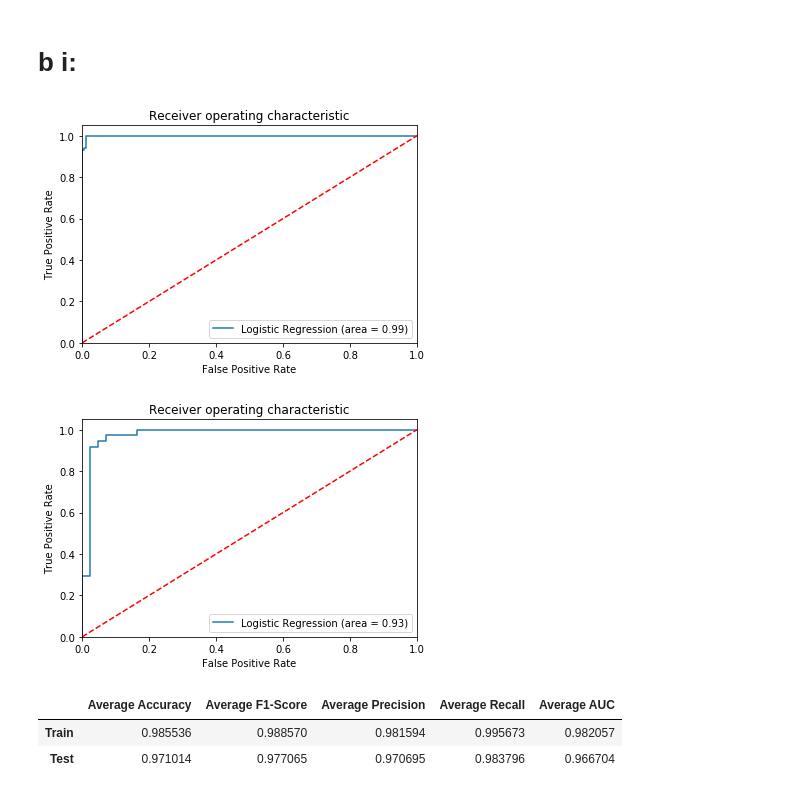
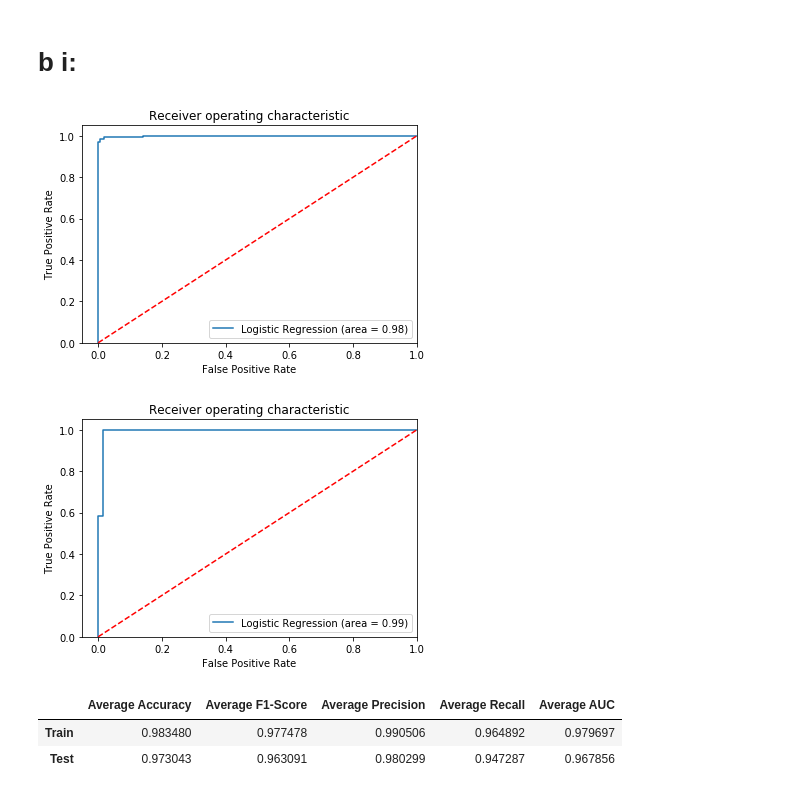
Before and after one commit to ruifan831/USC, a Jupyter notebook: Assignment6/Untitled.ipynb, the cells around one changed output. Cells and saved outputs as stored; diff of their text form; code cells hidden in the pictures.

```diff
--- a/Assignment6/Untitled.ipynb
+++ b/Assignment6/Untitled.ipynb
@@ -31,7 +33,7 @@ def x_y_split(data):
     return X,Y
 # %%
 def trans_to_dig(data):
-    data=data.map({"B":1,"M":0})
+    data=data.map({"B":0,"M":1})
     return data
 # %% [markdown]
 # b i:
@@ -56,7 +58,7 @@ def L1_penalized_SVM(data):
         X_test,Y_test= x_y_split(test)
         X_test = scale(X_test)
         Y_test=trans_to_dig(Y_test)
-        svc = LinearSVC(penalty="l1",dual=False,random_state=42 )
+        svc = LinearSVC(penalty="l1",dual=False,random_state=np.random.random_integers(50))
         clf = GridSearchCV(svc, parameters, cv=5)
         clf.fit(X_train, Y_train)
         svc = clf.best_estimator_
@@ -79,7 +81,7 @@ def L1_penalized_SVM(data):
             plt.figure()
             plt.plot(fpr, tpr, label='Logistic Regression (area = %0.2f)' % logit_roc_auc)
             plt.plot([0, 1], [0, 1],'r--')
-            plt.xlim([0.0, 1.0])
+            plt.xlim([-0.05, 1.0])
             plt.ylim([0.0, 1.05])
             plt.xlabel('False Positive Rate')
             plt.ylabel('True Positive Rate')
@@ -93,7 +95,7 @@ def L1_penalized_SVM(data):
             plt.figure()
             plt.plot(fpr, tpr, label='Logistic Regression (area = %0.2f)' % logit_roc_auc)
             plt.plot([0, 1], [0, 1],'r--')
-            plt.xlim([0.0, 1.0])
+            plt.xlim([-0.05, 1.0])
             plt.ylim([0.0, 1.05])
             plt.xlabel('False Positive Rate')
             plt.ylabel('True Positive Rate')
@@ -115,14 +117,14 @@ def L1_penalized_SVM(data):
           "Average Precision":[tr_avg_pre,te_avg_pre],"Average Recall":[tr_avg_recall,te_avg_recall],
            "Average AUC":[tr_avg_auc,te_avg_auc]}
     result=pd.DataFrame(table,index=["Train","Test"])
-    return result
+    return result,loa
 # %%
-result=L1_penalized_SVM(data=df)
+result,loa=L1_penalized_SVM(data=df)
 display(result)
 # %% [output]
-[figure, old version]
+[figure, new version]
-[figure, old version]
+[figure, new version]
 |  | Average Accuracy | Average F1-Score | Average Precision | Average Recall | Average AUC |
-| Train | 0.985536 | 0.988570 | 0.981594 | 0.995673 | 0.982057 |
-| Test | 0.971014 | 0.977065 | 0.970695 | 0.983796 | 0.966704 |
+| Train | 0.983480 | 0.977478 | 0.990506 | 0.964892 | 0.979697 |
+| Test | 0.973043 | 0.963091 | 0.980299 | 0.947287 | 0.967856 |
 # %%
```
Also changed, not shown: parts of 11 cells of this notebook.
